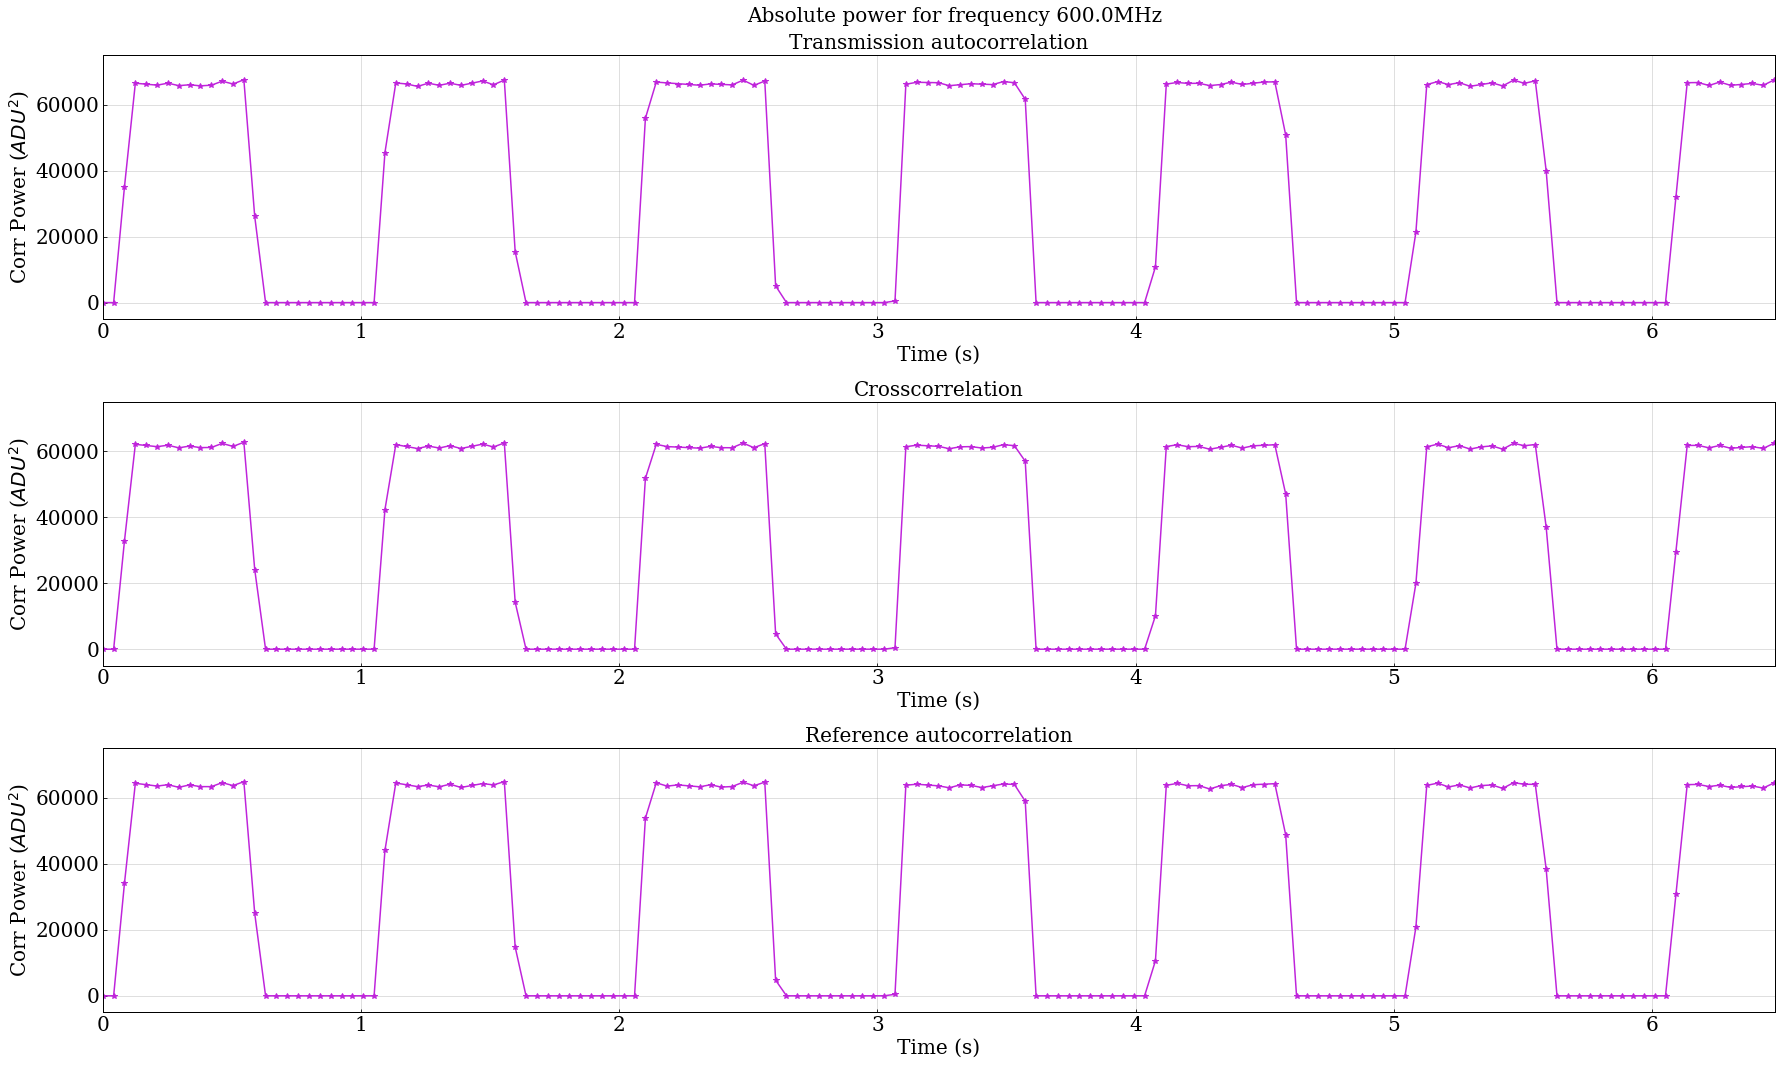
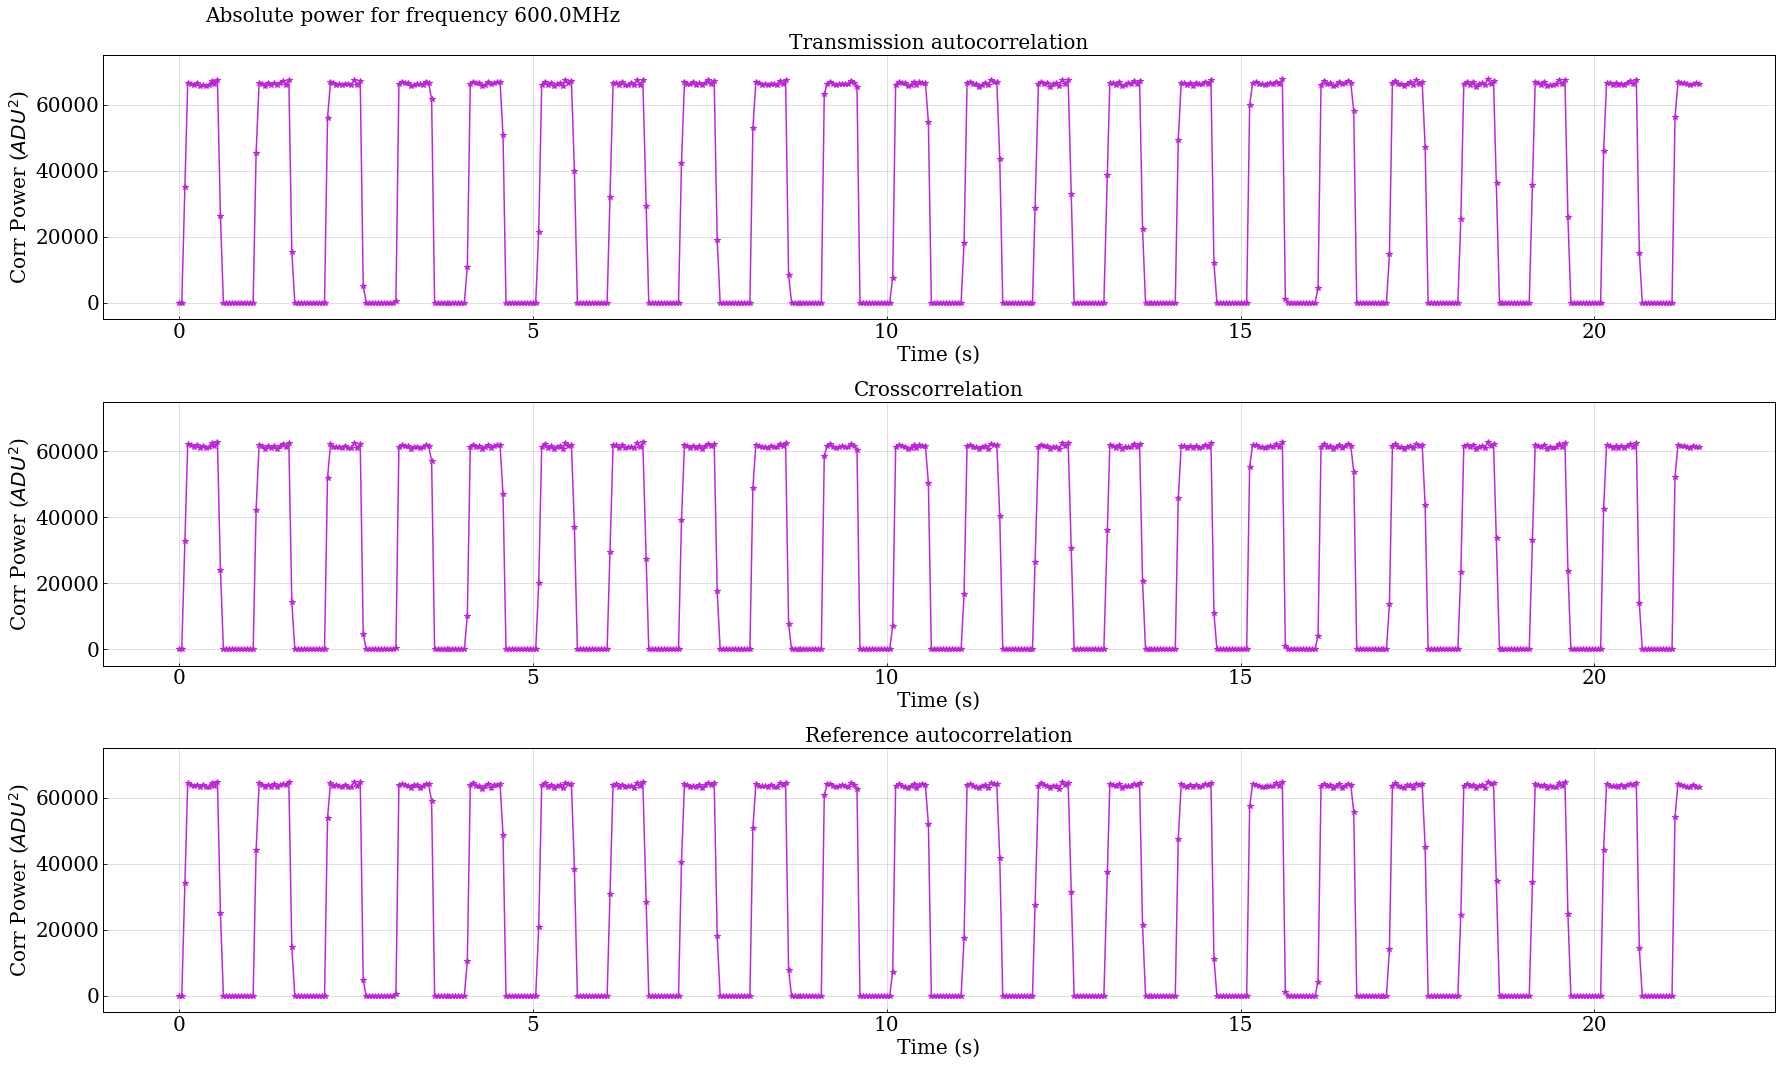
The change to this notebook cell's code, shown as a diff; its figure went from the first image to the second:
--- before
+++ after
@@ -14,5 +14,5 @@
         ax.plot(xtime,pow_mag[tmin:tmax,f_ind,corr_index], marker="*", c=colorsarr[1000])
         ax.set_ylim(-5000,75000)
-        ax.set_xlim(0,delta_time*tmax-15)
+        #ax.set_xlim(0,delta_time*tmax-15)
         ax.tick_params(axis='both', which='major', labelsize=20)
         ax.set_xlabel("Time (s)", fontsize=20)

Commit: Added code to plot waterfall,corr power, bandpass and phase all in one